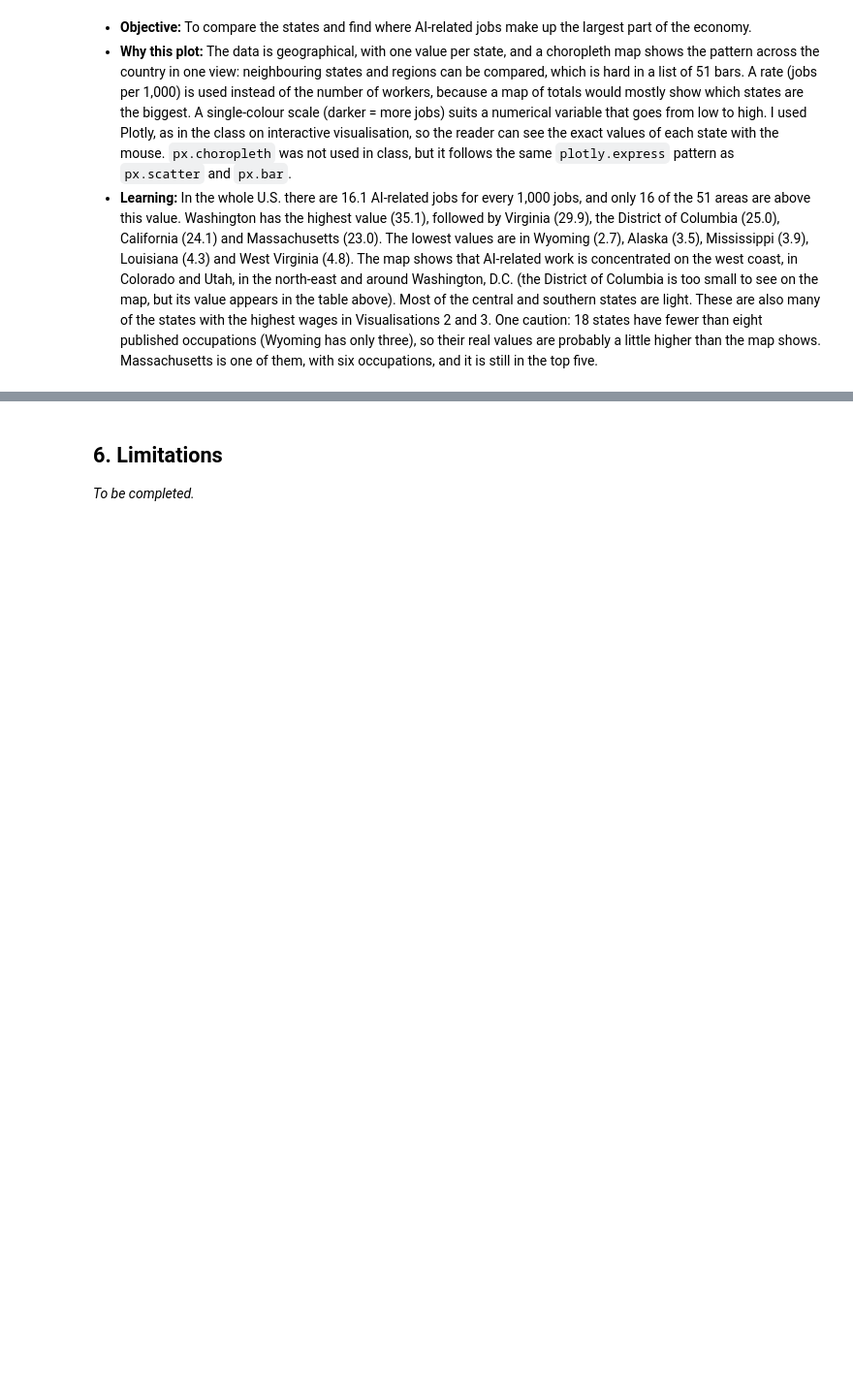
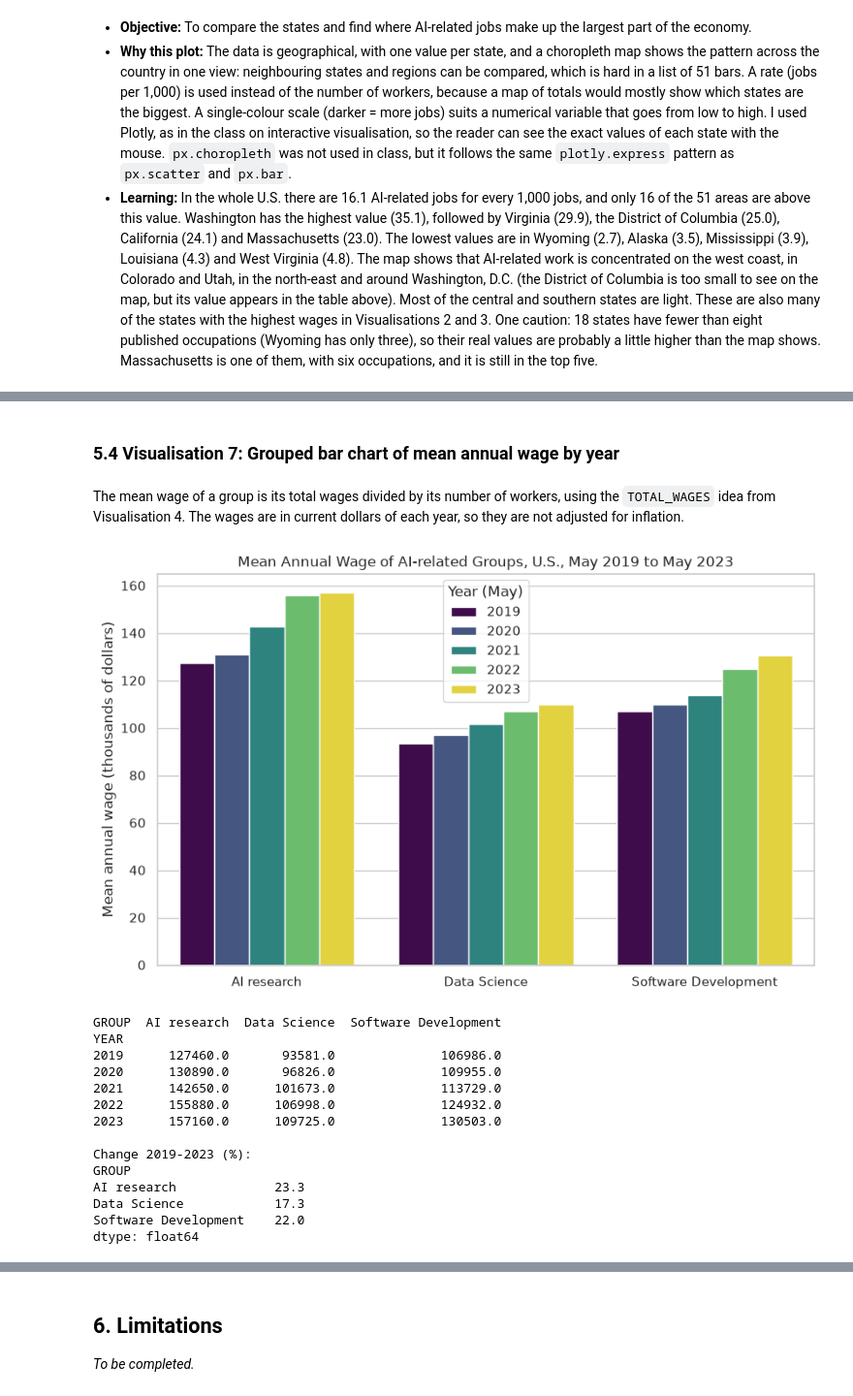
Before and after one commit to MatheusFerreiraL/dvc-ca1-ai-employment, a Jupyter notebook: dvc_ca1_ai_employment.ipynb, the cells around one changed output, grey strips where cells are left out. Shown at 97% size. Saved outputs shown, nothing was run; the diff lists cells and outputs as text; code cells hidden in the pictures; blank space fills up the shorter version.

```diff
--- a/dvc_ca1_ai_employment.ipynb
+++ b/dvc_ca1_ai_employment.ipynb
@@ -548,0 +719,37 @@ _To be completed._
+# %% [markdown]
+### 5.4 Visualisation 7: Grouped bar chart of mean annual wage by year
+# %% [markdown]
+The mean wage of a group is its total wages divided by its number of workers, using the `TOTAL_WAGES` idea from Visualisation 4. The wages are in current dollars of each year, so they are not adjusted for inflation.
+# %%
+# Mean wage in thousands of dollars
+group_year["MEAN_WAGE_THOUSANDS"] = group_year["MEAN_WAGE"] / 1000
+
+sns.barplot(data=group_year, x="GROUP", y="MEAN_WAGE_THOUSANDS", hue="YEAR", palette="viridis")
+plt.title("Mean Annual Wage of AI-related Groups, U.S., May 2019 to May 2023")
+plt.xlabel("")
+plt.ylabel("Mean annual wage (thousands of dollars)")
+plt.legend(title="Year (May)")
+plt.show()
+
+# Mean wage of each group, and change from 2019 to 2023 (%)
+wage_table = group_year.pivot(index="YEAR", columns="GROUP", values="MEAN_WAGE").round(0)
+print(wage_table)
+print()
+print("Change 2019-2023 (%):")
+print(((wage_table.loc[2023] / wage_table.loc[2019] - 1) * 100).round(1))
+# %% [output]
+[figure, added]
+GROUP  AI research  Data Science  Software Development
+YEAR
+2019      127460.0       93581.0              106986.0
+2020      130890.0       96826.0              109955.0
+2021      142650.0      101673.0              113729.0
+2022      155880.0      106998.0              124932.0
+2023      157160.0      109725.0              130503.0
+
+Change 2019-2023 (%):
+GROUP
+AI research             23.3
+Data Science            17.3
+Software Development    22.0
+dtype: float64
```
Also changed, not shown: parts of 19 cells of this notebook, 1 other file.
